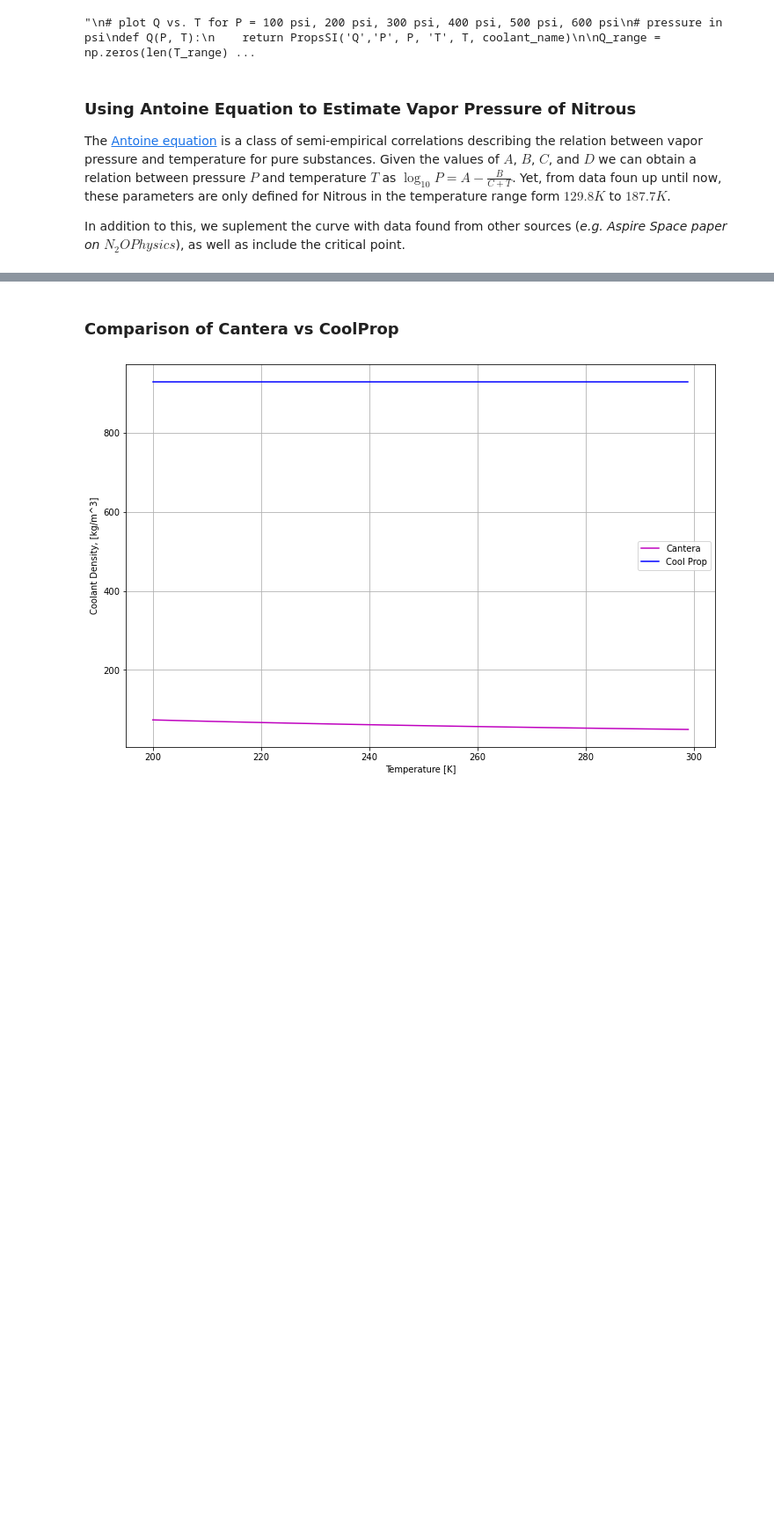
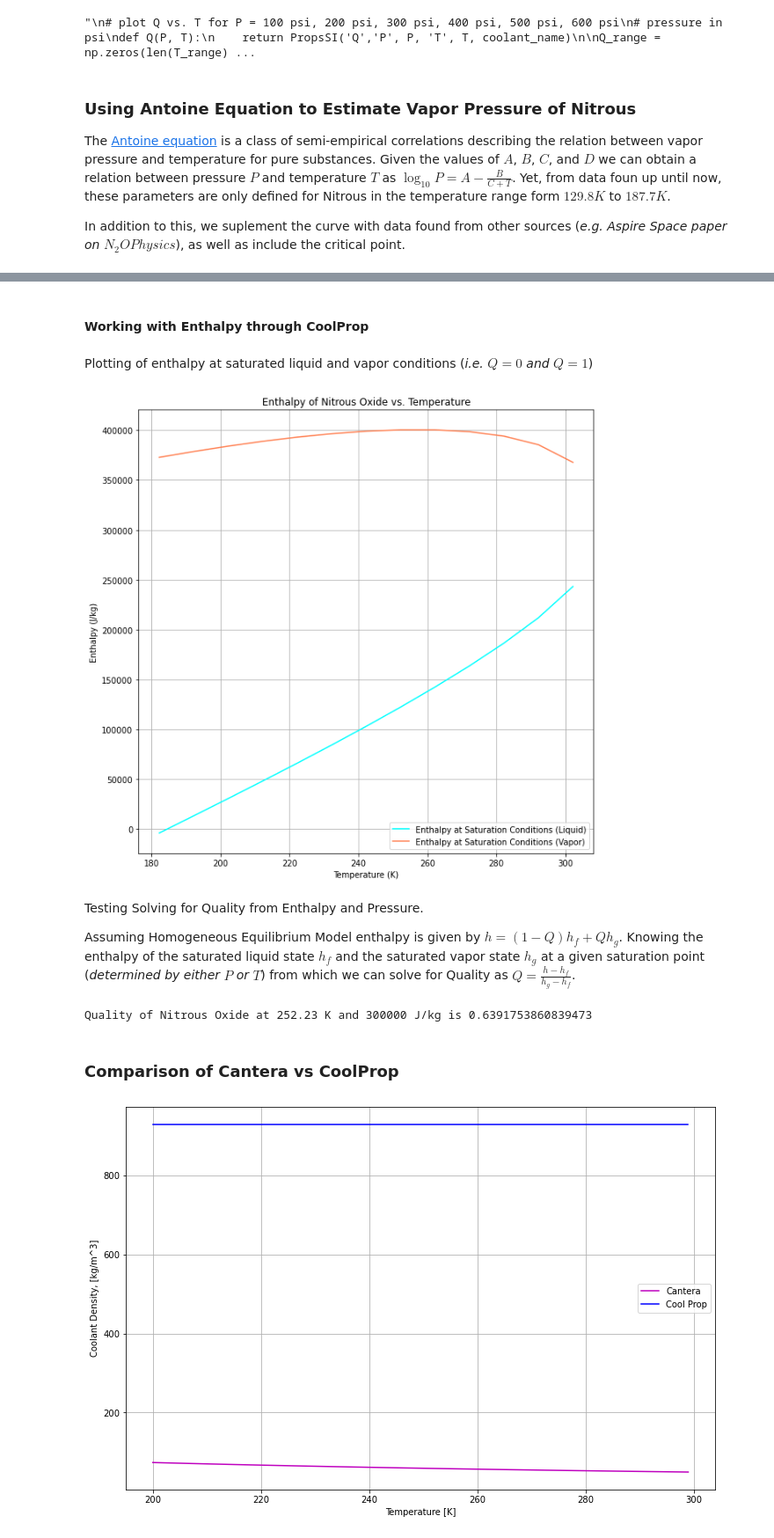
Before and after one commit to Project-Liquid/TheRocket, a Jupyter notebook: TheEngine/Regen Solver/coolantproperties.ipynb, the cells around one changed output, grey strips where cells are left out. Shown at 88% size. Drawn from its saved outputs; the diff is of its cells as text; code cells hidden in the pictures; blank space fills up the shorter version.

```diff
--- a/TheEngine/Regen Solver/coolantproperties.ipynb
+++ b/TheEngine/Regen Solver/coolantproperties.ipynb
@@ -256,3 +267,44 @@ plt.show()
+# %% [markdown]
+#### Working with Enthalpy through CoolProp
+# %% [markdown]
+Plotting of enthalpy at saturated liquid and vapor conditions (<em>i.e. $Q=0$ and $Q=1$</em>)
+# %%
+# plot enthalpy at saturation conditions as a function of temperature
+T_range = np.arange(182.23, 309.52, 10)
+h_range_liquid = np.zeros(len(T_range))
+h_range_vapor = np.zeros(len(T_range))
+for i in range(len(T_range)):
+    h_range_liquid[i] = PropsSI('HMASS','T', T_range[i], 'Q', 0, coolant_name)
+    h_range_vapor[i] = PropsSI('HMASS','T', T_range[i], 'Q', 1, coolant_name)
+
+fig = plt.figure(figsize=(10, 10))
+fig.set_facecolor('white')
+plt.plot(T_range, h_range_liquid, 'aqua', label='Enthalpy at Saturation Conditions (Liquid)')
+plt.plot(T_range, h_range_vapor, 'coral', label='Enthalpy at Saturation Conditions (Vapor)')
+plt.xlabel('Temperature (K)')
+plt.ylabel('Enthalpy (J/kg)')
+plt.title('Enthalpy of Nitrous Oxide vs. Temperature')
+plt.grid(True)
+plt.legend()
+plt.show()
+# %% [output]
+[figure, added]
+# %% [markdown]
+Testing Solving for Quality from Enthalpy and Pressure.
+
+Assuming Homogeneous Equilibrium Model enthalpy is given by $h = (1-Q)h_f + Q h_g$. Knowing the enthalpy of the saturated liquid state $h_f$ and the saturated vapor state $h_g$ at a given saturation point (<em>determined by either $P$ or $T$</em>) from which we can solve for Quality as $Q = \frac{h-h_f}{h_g-h_f}$.
+# %%
+# experiment with vapor quality retrieving from enthalpy and pressure
+# pressure in psi
+T = T_range[7] # take 7th temperature in saturation temperature range
+h = 300000 # J/kg - set test h value
+h_f = PropsSI('HMASS','T', T, 'Q', 0, coolant_name)
+h_g = PropsSI('HMASS','T', T, 'Q', 1, coolant_name)
+Q = (h - h_f) / (h_g - h_f)
+
+print("Quality of Nitrous Oxide at {} K and {} J/kg is {}".format(str(T), str(h), str(Q)))
+# %% [output]
+Quality of Nitrous Oxide at 252.23 K and 300000 J/kg is 0.6391753860839473
 # %% [markdown]
 ### Comparison of Cantera vs CoolProp
 # %%
```
Also changed, not shown: parts of 2 cells of this notebook, 18 other files.
